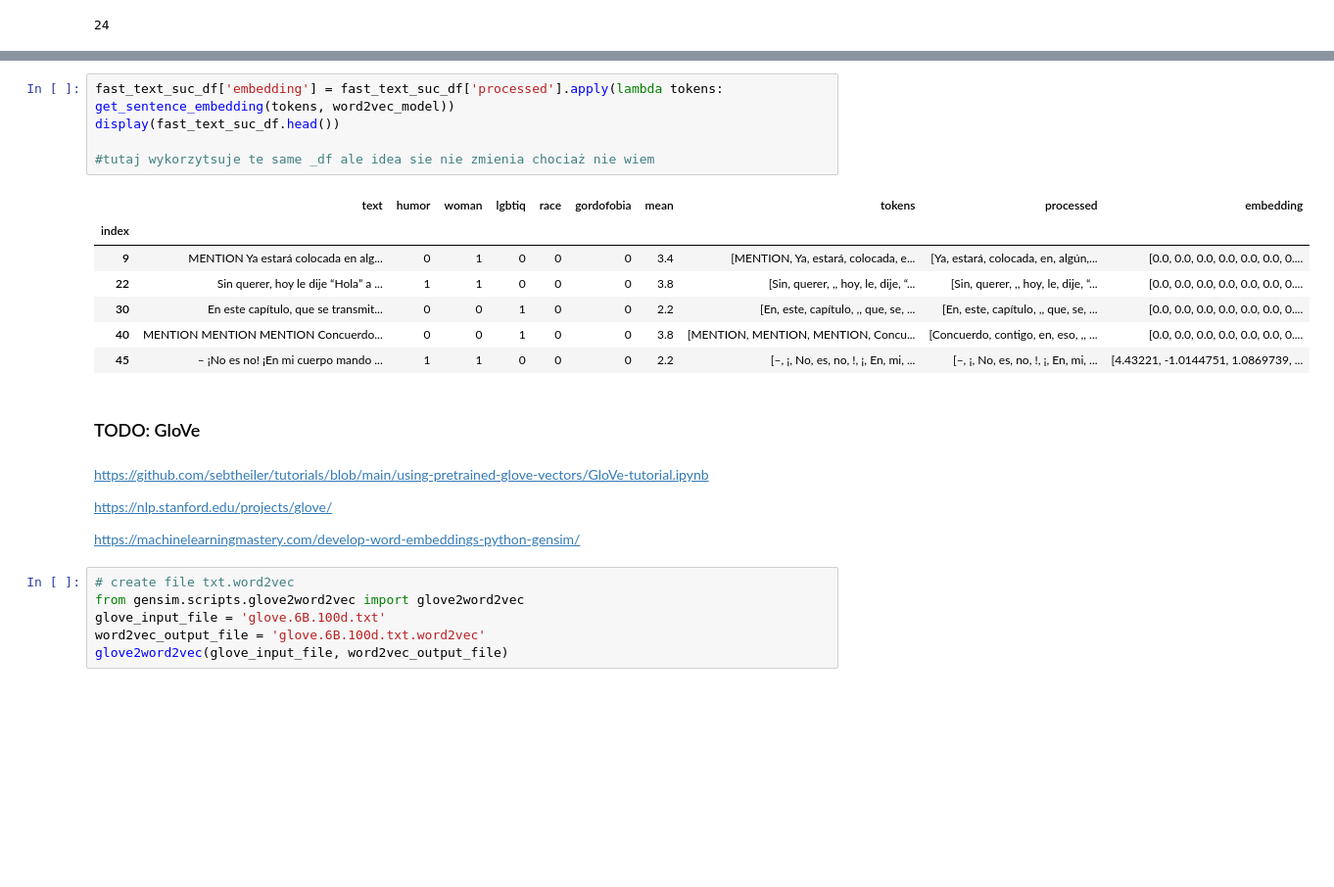
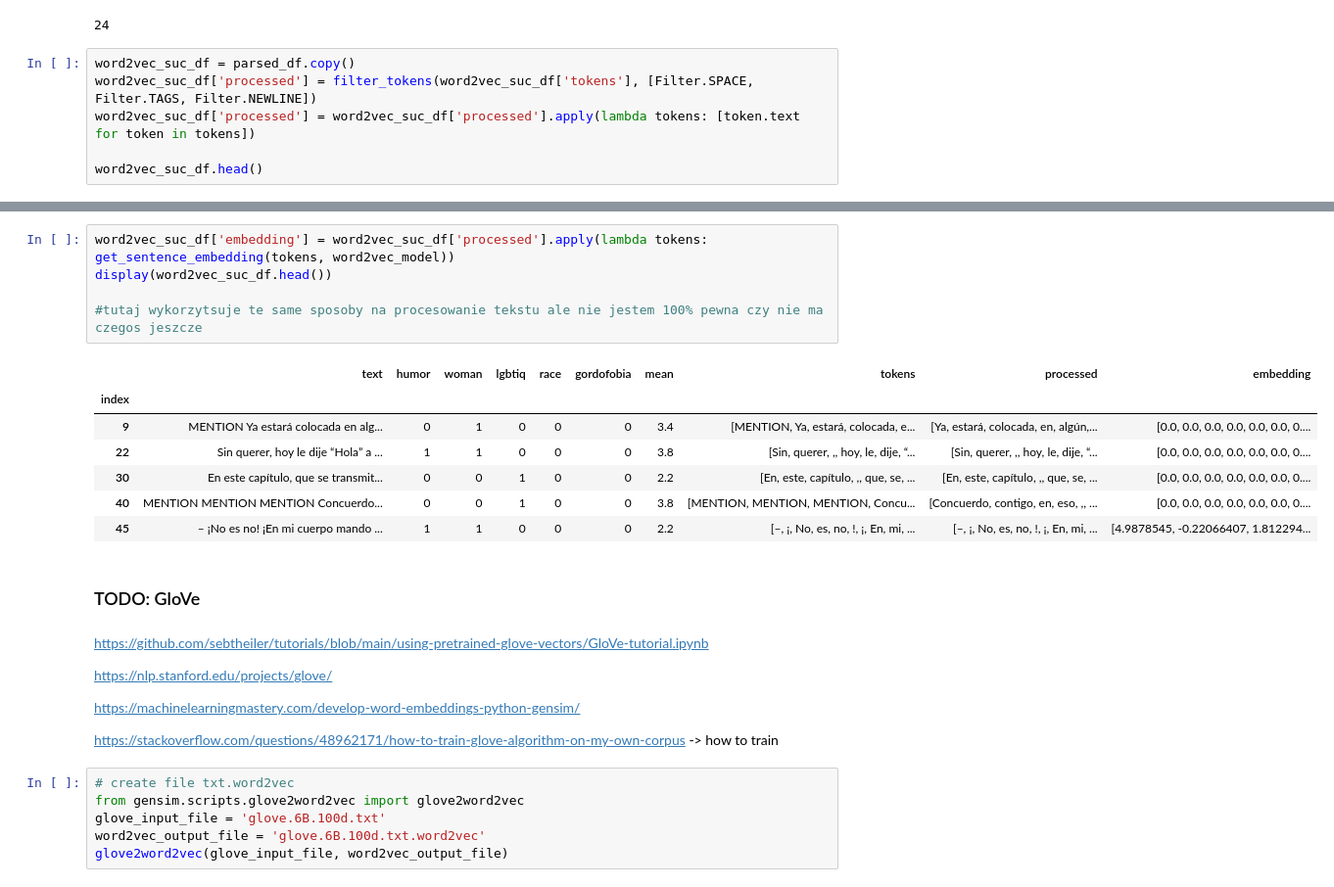
Before and after one commit to steciuk/LNR-hurftul-humor-detector, a Jupyter notebook: project.ipynb, the cells around one changed output, grey strips where cells are left out. Shown at 98% size. Drawn from its saved outputs; the diff is of its cells as text; blank space fills up the shorter version.

Commit message:
GloVe + Word2Vec

```diff
--- a/project.ipynb
+++ b/project.ipynb
@@ -374,3 +376,9 @@ word2vec_model = KeyedVectors.load('complete.kv')
 print(len(word2vec_model['king']))
 # %% [output]
 24
+# %%
+word2vec_suc_df = parsed_df.copy()
+word2vec_suc_df['processed'] = filter_tokens(word2vec_suc_df['tokens'], [Filter.SPACE, Filter.TAGS, Filter.NEWLINE])
+word2vec_suc_df['processed'] = word2vec_suc_df['processed'].apply(lambda tokens: [token.text for token in tokens])
+
+word2vec_suc_df.head()
@@ -377,16 +393,16 @@ print(len(word2vec_model['king']))
 # %%
-fast_text_suc_df['embedding'] = fast_text_suc_df['processed'].apply(lambda tokens: get_sentence_embedding(tokens, word2vec_model))
-display(fast_text_suc_df.head())
+word2vec_suc_df['embedding'] = word2vec_suc_df['processed'].apply(lambda tokens: get_sentence_embedding(tokens, word2vec_model))
+display(word2vec_suc_df.head())
 
-#tutaj wykorzytsuje te same _df ale idea sie nie zmienia chociaż nie wiem
+#tutaj wykorzytsuje te same sposoby na procesowanie tekstu ale nie jestem 100% pewna czy nie ma czegos jeszcze
 # %% [output]
 |  | text | humor | woman | lgbtiq | race | gordofobia | mean | tokens | processed | embedding |
 | index |  |  |  |  |  |  |  |  |  |  |
 | 9 | MENTION Ya estará colocada en alg... | 0 | 1 | 0 | 0 | 0 | 3.4 | [MENTION, Ya, estará, colocada, e... | [Ya, estará, colocada, en, algún,... | [0.0, 0.0, 0.0, 0.0, 0.0, 0.0, 0.... |
 | 22 | Sin querer, hoy le dije “Hola” a ... | 1 | 1 | 0 | 0 | 0 | 3.8 | [Sin, querer, ,, hoy, le, dije, “... | [Sin, querer, ,, hoy, le, dije, “... | [0.0, 0.0, 0.0, 0.0, 0.0, 0.0, 0.... |
 | 30 | En este capítulo, que se transmit... | 0 | 0 | 1 | 0 | 0 | 2.2 | [En, este, capítulo, ,, que, se, ... | [En, este, capítulo, ,, que, se, ... | [0.0, 0.0, 0.0, 0.0, 0.0, 0.0, 0.... |
 | 40 | MENTION MENTION MENTION Concuerdo... | 0 | 0 | 1 | 0 | 0 | 3.8 | [MENTION, MENTION, MENTION, Concu... | [Concuerdo, contigo, en, eso, ,, ... | [0.0, 0.0, 0.0, 0.0, 0.0, 0.0, 0.... |
-| 45 | – ¡No es no! ¡En mi cuerpo mando ... | 1 | 1 | 0 | 0 | 0 | 2.2 | [–, ¡, No, es, no, !, ¡, En, mi, ... | [–, ¡, No, es, no, !, ¡, En, mi, ... | [4.43221, -1.0144751, 1.0869739, ... |
+| 45 | – ¡No es no! ¡En mi cuerpo mando ... | 1 | 1 | 0 | 0 | 0 | 2.2 | [–, ¡, No, es, no, !, ¡, En, mi, ... | [–, ¡, No, es, no, !, ¡, En, mi, ... | [4.9878545, -0.22066407, 1.812294... |
 # %% [markdown]
 ### TODO: GloVe
 # %% [markdown]
@@ -395,6 +411,8 @@ https://github.com/sebtheiler/tutorials/blob/main/using-pretrained-glove-vectors
 https://nlp.stanford.edu/projects/glove/
 
 https://machinelearningmastery.com/develop-word-embeddings-python-gensim/
+
+https://stackoverflow.com/questions/48962171/how-to-train-glove-algorithm-on-my-own-corpus -> how to train
 # %%
 # create file txt.word2vec
 from gensim.scripts.glove2word2vec import glove2word2vec
```
Also changed, not shown: parts of 1 cell of this notebook, 1 other file.
